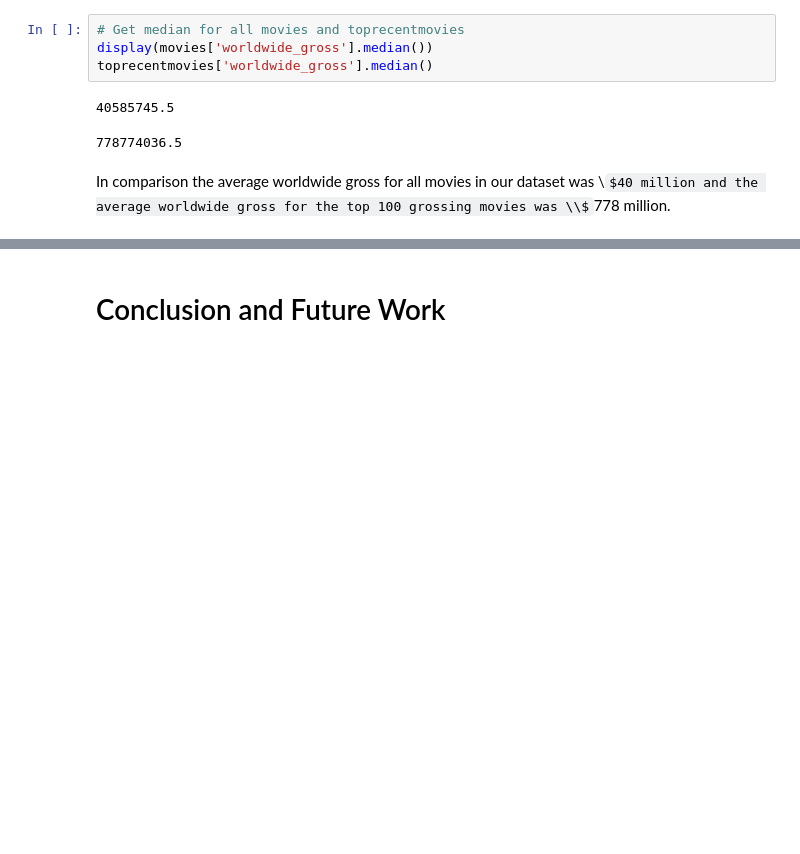
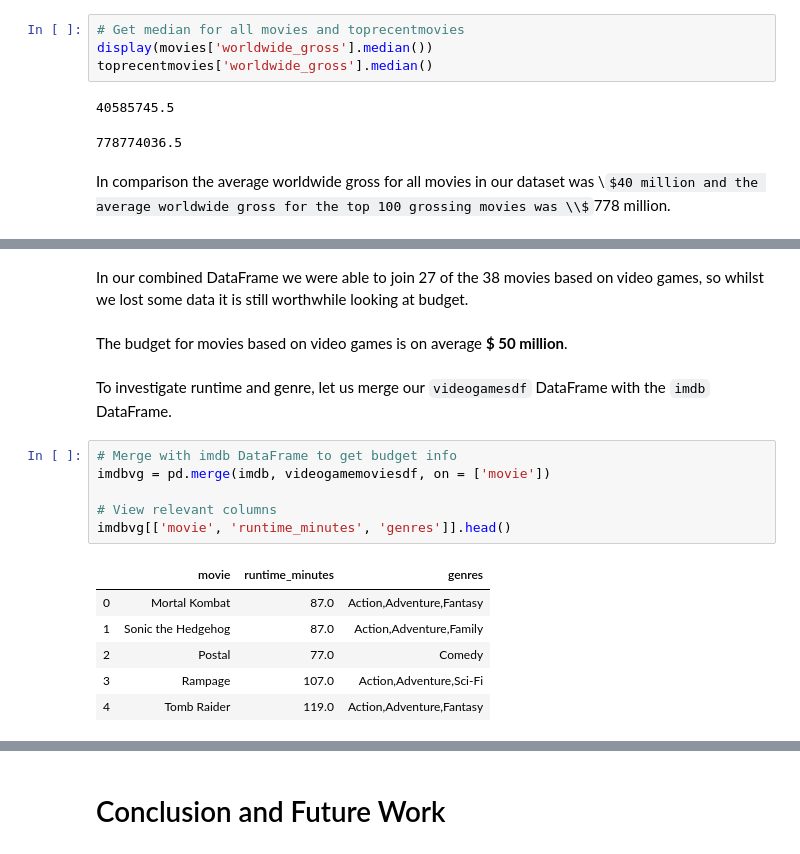
Before and after one commit to nadinezab/making-movies, a Jupyter notebook: Making Movies.ipynb, the cells around one changed output, grey strips where cells are left out. Cells and saved outputs as stored; diff of their text form; some formulas as TeX source; blank space fills up the shorter version.

```diff
--- a/Making Movies.ipynb
+++ b/Making Movies.ipynb
@@ -2074,0 +2114,19 @@ In comparison the average worldwide gross for all movies in our dataset was \\$4
+# %% [markdown]
+In our combined DataFrame we were able to join 27 of the 38 movies based on video games, so whilst we lost some data it is still worthwhile looking at budget.
+# %% [markdown]
+The budget for movies based on video games is on average **\$ 50 million**.
+# %% [markdown]
+To investigate runtime and genre, let us merge our `videogamesdf` DataFrame with the `imdb` DataFrame.
+# %%
+# Merge with imdb DataFrame to get budget info
+imdbvg = pd.merge(imdb, videogamemoviesdf, on = ['movie'])
+
+# View relevant columns
+imdbvg[['movie', 'runtime_minutes', 'genres']].head()
+# %% [output]
+|  | movie | runtime_minutes | genres |
+| 0 | Mortal Kombat | 87.0 | Action,Adventure,Fantasy |
+| 1 | Sonic the Hedgehog | 87.0 | Action,Adventure,Family |
+| 2 | Postal | 77.0 | Comedy |
+| 3 | Rampage | 107.0 | Action,Adventure,Sci-Fi |
+| 4 | Tomb Raider | 119.0 | Action,Adventure,Fantasy |
```
Also changed, not shown: parts of 14 cells of this notebook.
